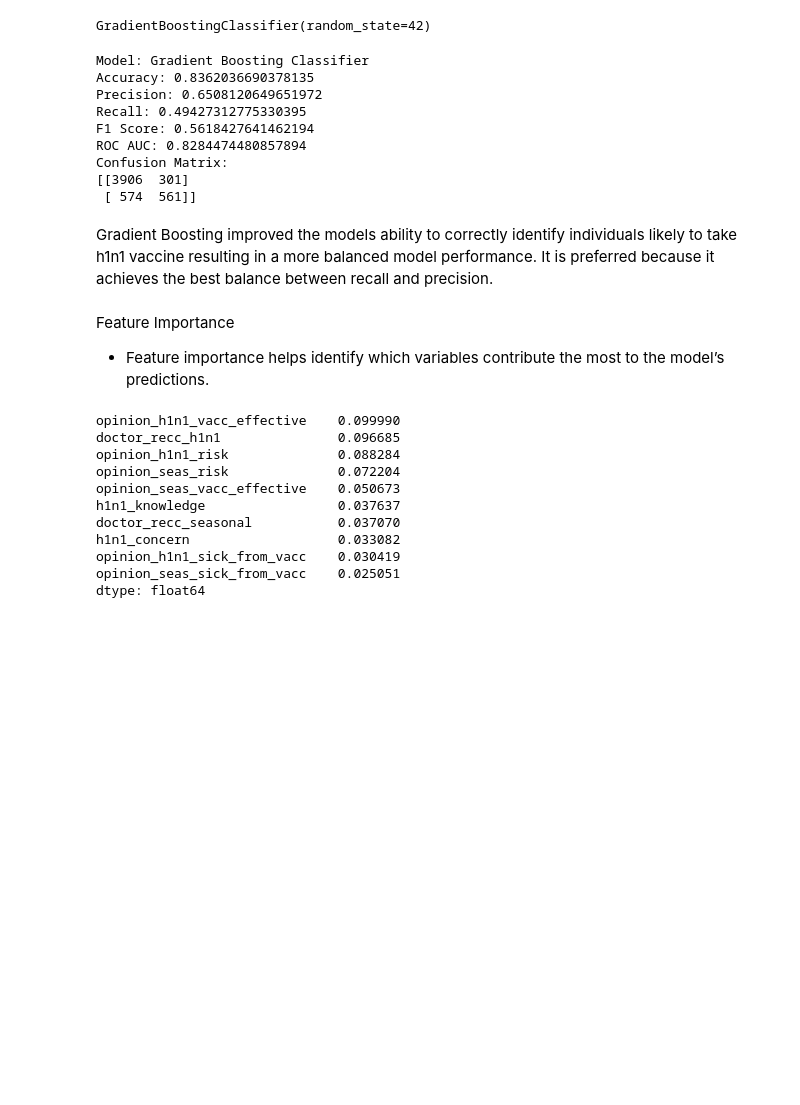
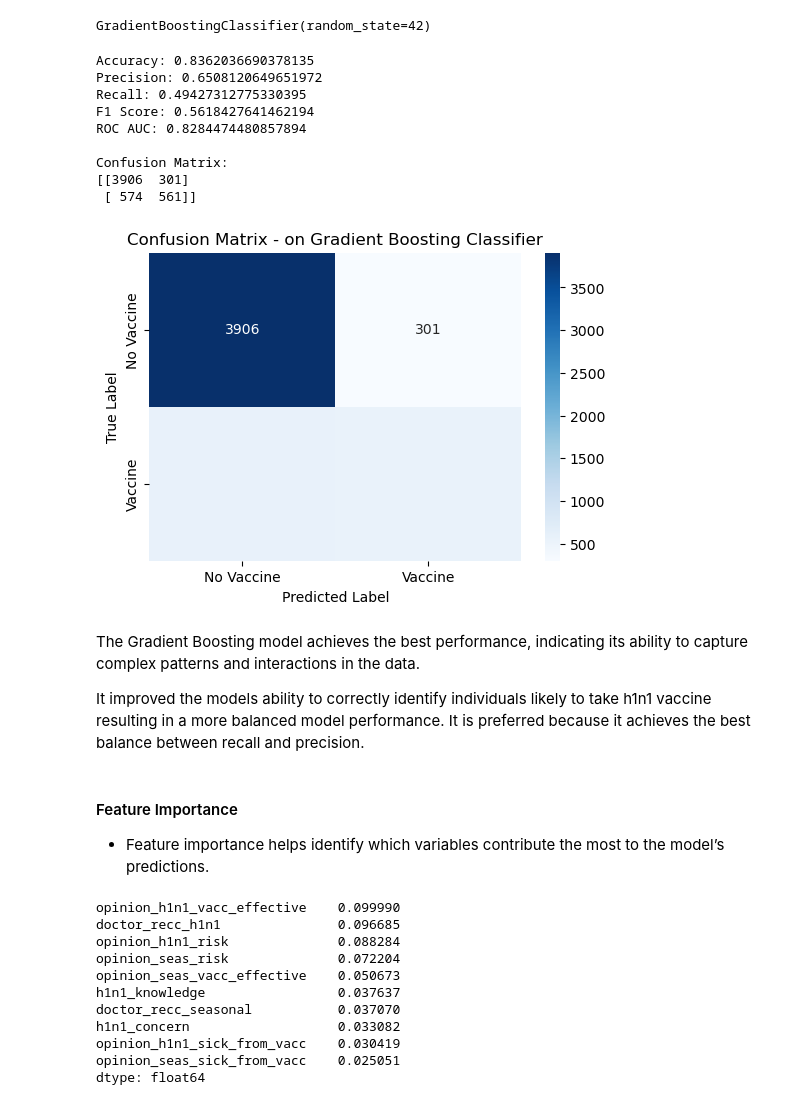
Before and after one commit to sylviaM361/dsc-machine-learning-project, a Jupyter notebook: H1N1Vaccine.ipynb, the cells around one changed output. Saved outputs shown, nothing was run; the diff lists cells and outputs as text; code cells hidden in the pictures; blank space fills up the shorter version.

```diff
--- a/H1N1Vaccine.ipynb
+++ b/H1N1Vaccine.ipynb
@@ -514,21 +496,39 @@ GradientBoostingClassifier(random_state=42)
 y_pred_gb = gb_model.predict(X_test_scaled)
 
 y_prob_gb = gb_model.predict_proba(X_test_scaled)[:,1]
-evaluate_model(y_test, y_pred_gb, y_prob_gb, "Gradient Boosting Classifier")
+evaluate_model(gb_model, X_test_scaled, y_test)
 # %% [output]
-Model: Gradient Boosting Classifier
 Accuracy: 0.8362036690378135
 Precision: 0.6508120649651972
 Recall: 0.49427312775330395
 F1 Score: 0.5618427641462194
 ROC AUC: 0.8284474480857894
+
 Confusion Matrix:
 [[3906  301]
  [ 574  561]]
+# %%
+cm = confusion_matrix(y_test, y_pred_gb)
+
+# Plot
+plt.figure(figsize=(6,4))
+sns.heatmap(cm, annot=True, fmt='d', cmap='Blues',
+            xticklabels=['No Vaccine', 'Vaccine'],
+            yticklabels=['No Vaccine', 'Vaccine'])
+
+plt.xlabel("Predicted Label")
+plt.ylabel("True Label")
+plt.title("Confusion Matrix - on Gradient Boosting Classifier")
+
+plt.show()
+# %% [output]
+[figure, added]
 # %% [markdown]
-Gradient Boosting improved the models ability to correctly identify individuals likely to take h1n1 vaccine resulting in a more balanced model performance. It is preferred because it achieves the best balance between recall and precision.
+The Gradient Boosting model achieves the best performance, indicating its ability to capture complex patterns and interactions in the data.
+
+It improved the models ability to correctly identify individuals likely to take h1n1 vaccine resulting in a more balanced model performance. It is preferred because it achieves the best balance between recall and precision.
 # %% [markdown]
-Feature Importance
+#### Feature Importance
 - Feature importance helps identify which variables contribute the most to the model’s predictions.
 # %%
 importance = pd.Series(
```
Also changed, not shown: parts of 28 cells of this notebook.
